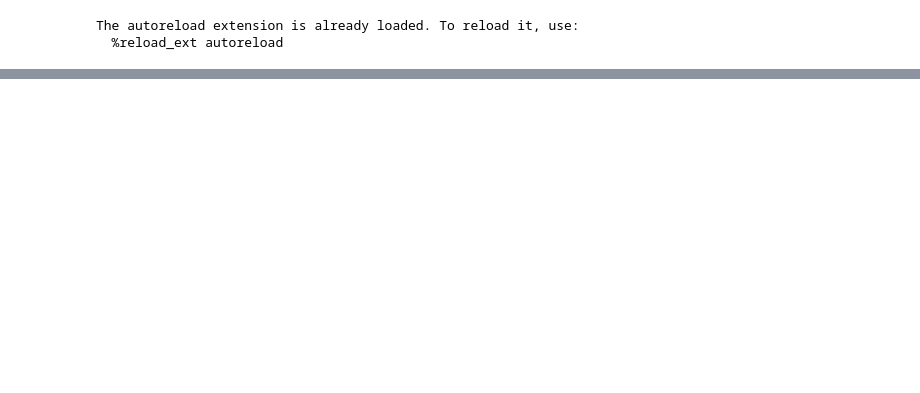
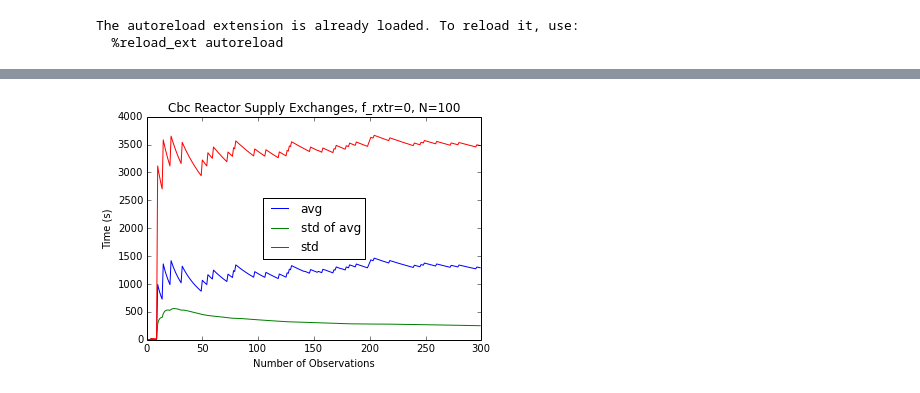
Before and after one commit to gidden/cyclopts, a Jupyter notebook: nbs/realization_analysis.ipynb, the cells around one changed output, grey strips where cells are left out. Drawn from its saved outputs; the diff is of its cells as text; code cells hidden in the pictures; blank space fills up the shorter version.

```diff
--- a/nbs/realization_analysis.ipynb
+++ b/nbs/realization_analysis.ipynb
@@ -56,0 +72,6 @@ _, _ = ctx.solver_hist('cbc', 'objective', bins=20)
+# %%
+s = 'cbc'
+title = '{0} {1} Exchanges, f_rxtr={2}, N={3}'.format(s.capitalize(), xchange[mod_kind], frxtr, n)
+fig, ax = ctx.avg_std(s, 'time', title=titlecombined_loc)
+# %% [output]
+[figure, added]
```
Also changed, not shown: parts of 7 cells of this notebook.
